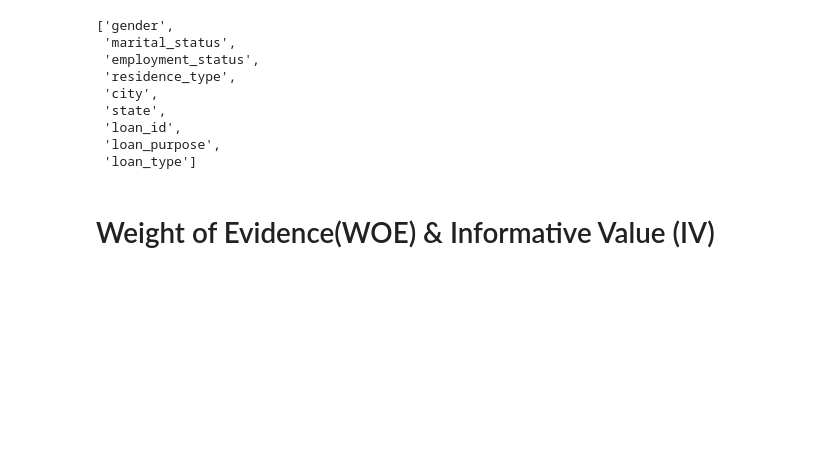
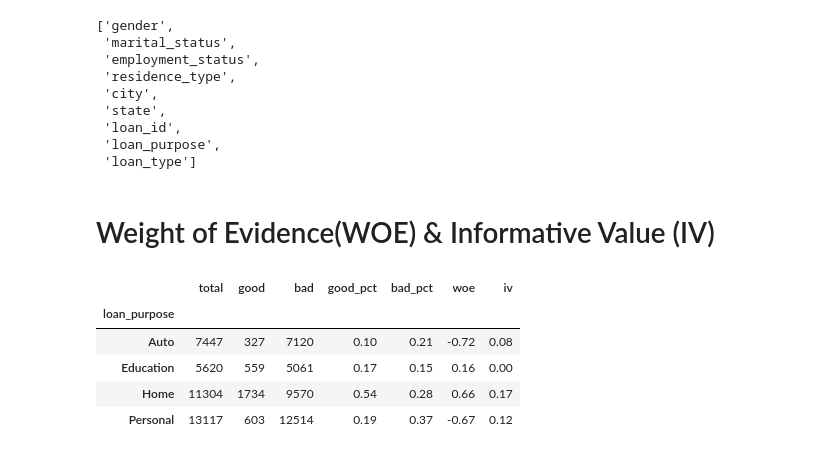
Before and after one commit to praghi/Credit_Risk_Modelling_Prediction, a Jupyter notebook: creditriskprediction.ipynb, the cells around one changed output. Cells and saved outputs as stored; diff of their text form; code cells hidden in the pictures; blank space fills up the shorter version.

```diff
--- a/creditriskprediction.ipynb
+++ b/creditriskprediction.ipynb
@@ -721,0 +740,10 @@ columns_categorical
+# %%
+grouped, total_iv = caculate_woe_iv(pd.concat([X_train_1, y_train], axis=1), 'loan_purpose' , 'default')
+grouped
+# %% [output]
+|  | total | good | bad | good_pct | bad_pct | woe | iv |
+| loan_purpose |  |  |  |  |  |  |  |
+| Auto | 7447 | 327 | 7120 | 0.10 | 0.21 | -0.72 | 0.08 |
+| Education | 5620 | 559 | 5061 | 0.17 | 0.15 | 0.16 | 0.00 |
+| Home | 11304 | 1734 | 9570 | 0.54 | 0.28 | 0.66 | 0.17 |
+| Personal | 13117 | 603 | 12514 | 0.19 | 0.37 | -0.67 | 0.12 |
```
Also changed, not shown: parts of 26 cells of this notebook.
